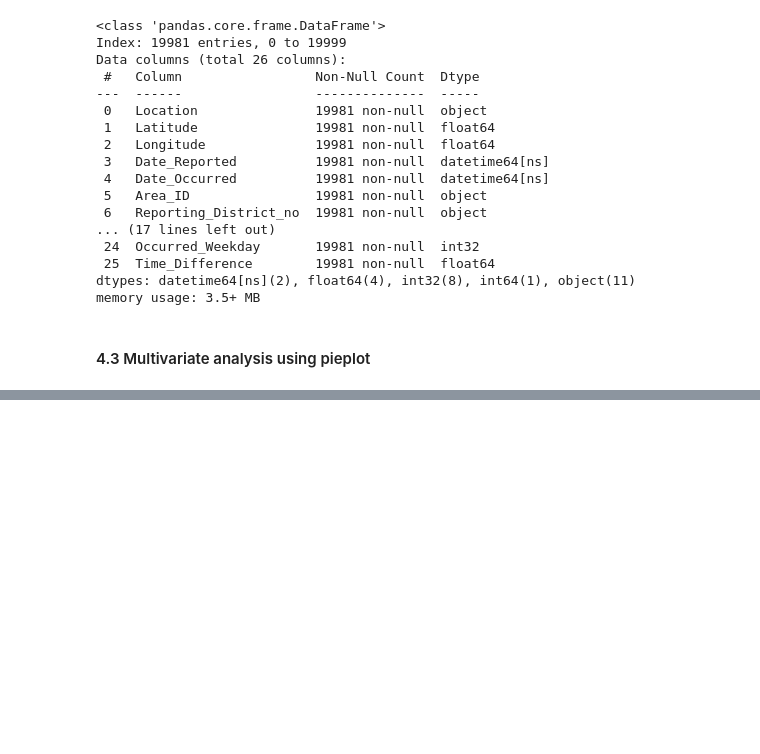
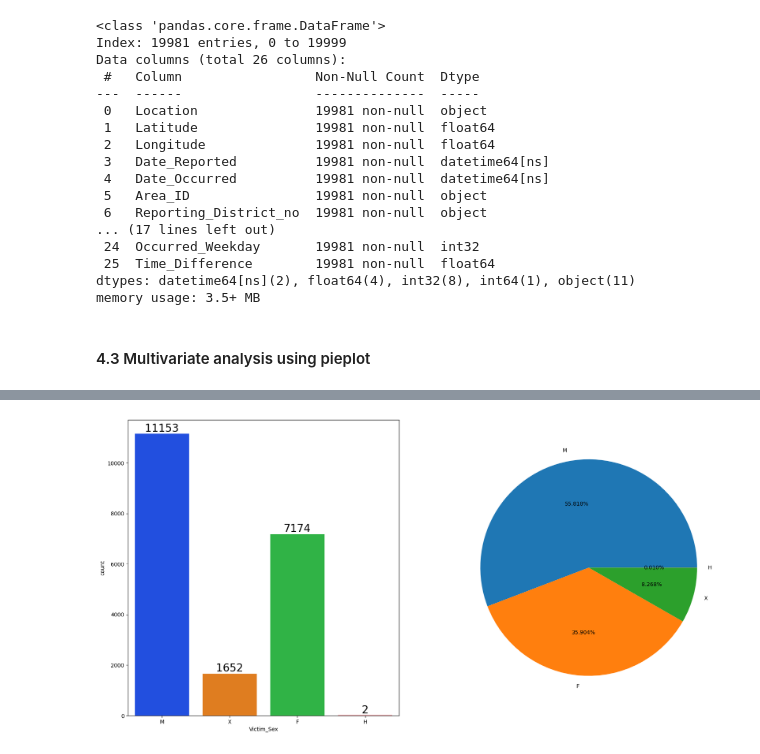
Before and after one commit to imran-nazir0011/CrimeCast-Forecasting-Crime-Categories, a Jupyter notebook: notebook/EDA.ipynb, the cells around one changed output, grey strips where cells are left out. Drawn from its saved outputs; the diff is of its cells as text; code cells hidden in the pictures; blank space fills up the shorter version.

```diff
--- a/notebook/EDA.ipynb
+++ b/notebook/EDA.ipynb
@@ -550,0 +637,13 @@ plt.rcParams['figure.figsize'] = (30, 12)
+# %%
+f,ax=plt.subplots(1,2,figsize=(20,10))
+plt.subplot(121)
+sns.countplot(data=df,x='Victim_Sex',palette='bright')
+for container in ax[0].containers:
+    ax[0].bar_label(container,color='black',size=20)
+
+plt.subplot(122)
+plt.pie(sex_count,labels=sex_count.index,autopct='%1.3f%%')
+
+plt.show()
+# %% [output]
+[figure, added]
```
Also changed, not shown: parts of 23 cells of this notebook, 1 other file.
